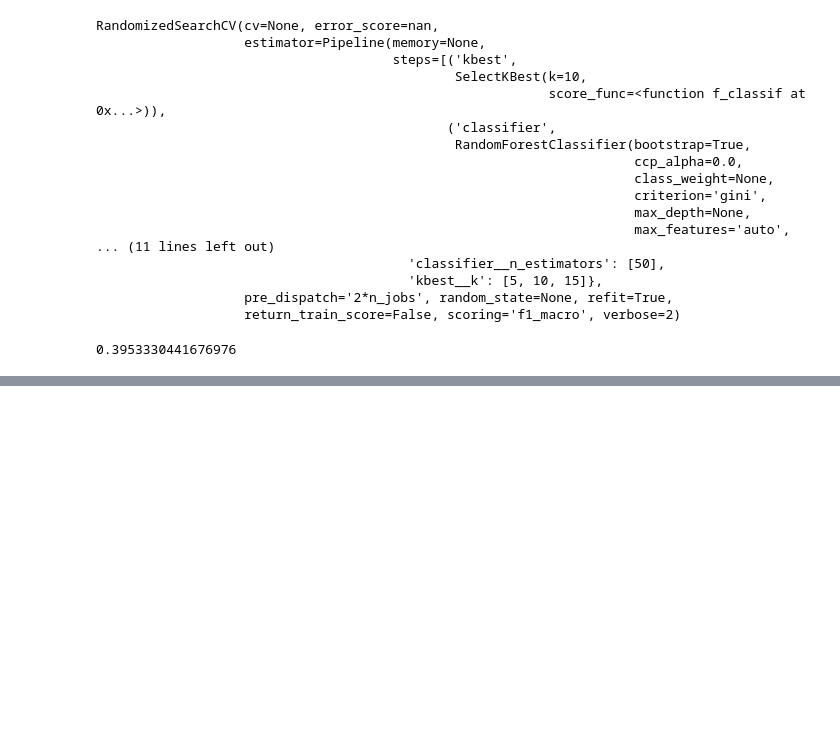
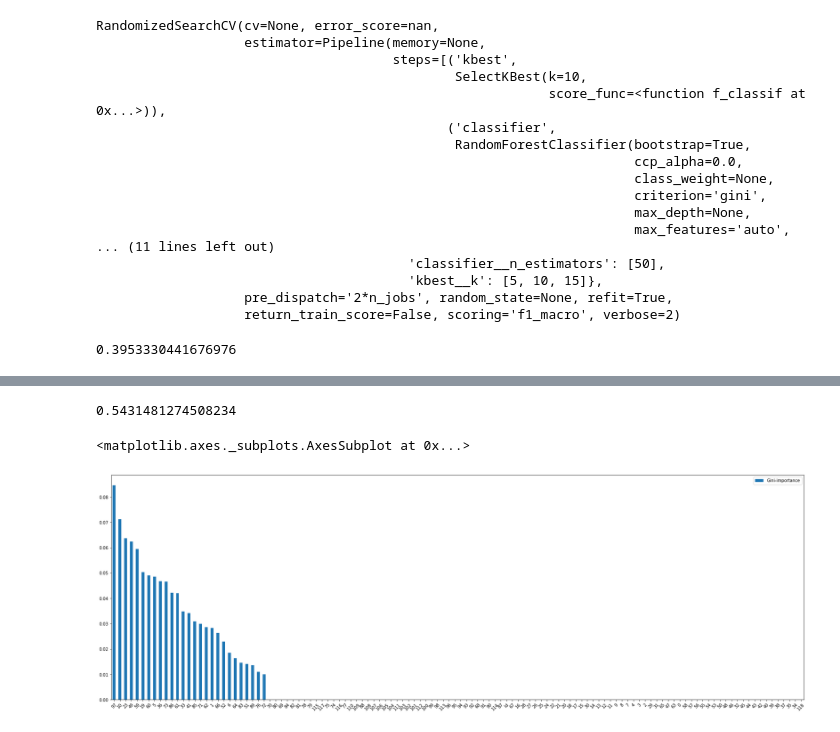
Before and after one commit to Sriramgn0/DataScience_projects, a Jupyter notebook: Machine Learning (Supervised)/Day-7-Supervised-Learning-Challenge/attempt2_challenge.ipynb, the cells around one changed output, grey strips where cells are left out. Drawn from its saved outputs; the diff is of its cells as text; code cells hidden in the pictures; blank space fills up the shorter version.

```diff
--- a/Machine Learning (Supervised)/Day-7-Supervised-Learning-Challenge/attempt2_challenge.ipynb
+++ b/Machine Learning (Supervised)/Day-7-Supervised-Learning-Challenge/attempt2_challenge.ipynb
@@ -371,3 +371,27 @@ RandomizedSearchCV(cv=None, error_score=nan,
 rf_rg_pipe.best_score_
 # %% [output]
 0.3953330441676976
+# %%
+from xgboost import XGBClassifier
+
+xgb = XGBClassifier()
+#pipeline to include feature selection and model selection
+pipeline = Pipeline([('kbest',SelectKBest()),('classifier', xgb)])
+
+
+param_grid = {
+    'kbest__k':[120,17],
+    "classifier__n_estimators": [5,10],
+    "classifier__base_estimator":[None],
+    "classifier__learning_rate":[0.1, 0.5, 1],
+    "classifier__algorithm":['SAMME']}
+
+
+xgb_rcv = RandomizedSearchCV(pipeline,
+                                param_grid,
+                                cv=5,
+                                scoring='f1_macro',
+                                n_iter=50,verbose=2,
+                                n_jobs=-1)
+
+xgb_rcv.fit(X,y)
@@ -373,0 +420,15 @@ rf_rg_pipe.best_score_
+# %%
+xgb_rcv.best_score_
+# %% [output]
+0.5431481274508234
+# %%
+import pandas as pd
+%matplotlib inline
+feats = {} # a dict to hold feature_name: feature_importance
+for feature, importance in zip(data.columns, xgb_rcv.best_estimator_.named_steps['classifier'].feature_importances_):
+    feats[feature] = importance #add the name/value pair
+importances = pd.DataFrame.from_dict(feats, orient='index').rename(columns={0: 'Gini-importance'})
+importances.sort_values(by='Gini-importance',ascending = False).plot(kind='bar', rot=45,figsize=(30,10))
+# %% [output]
+<matplotlib.axes._subplots.AxesSubplot at 0x...>
+[figure, added]
```
Also changed, not shown: parts of 6 cells of this notebook.
